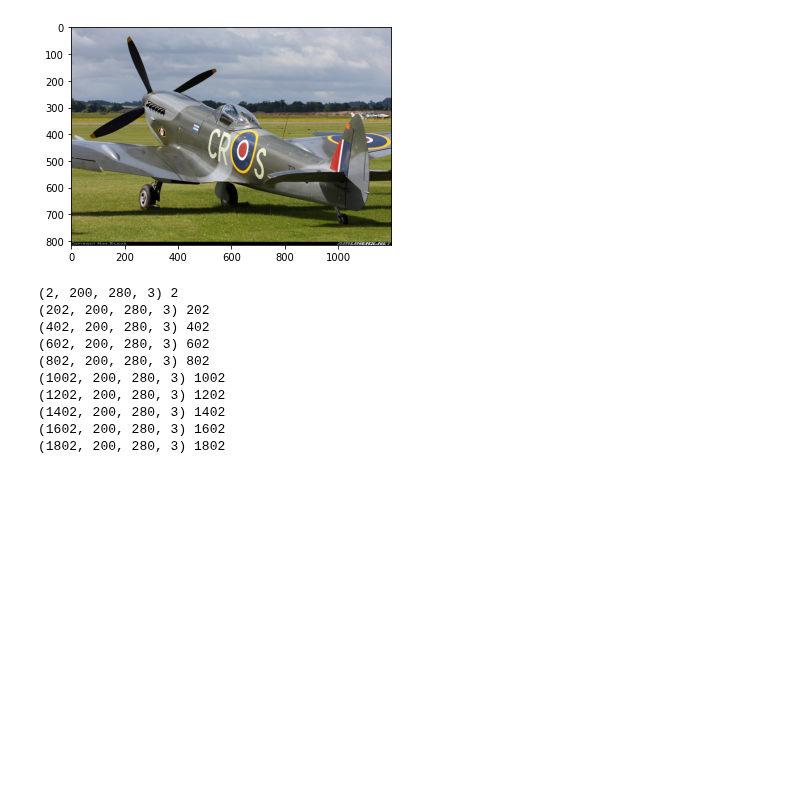
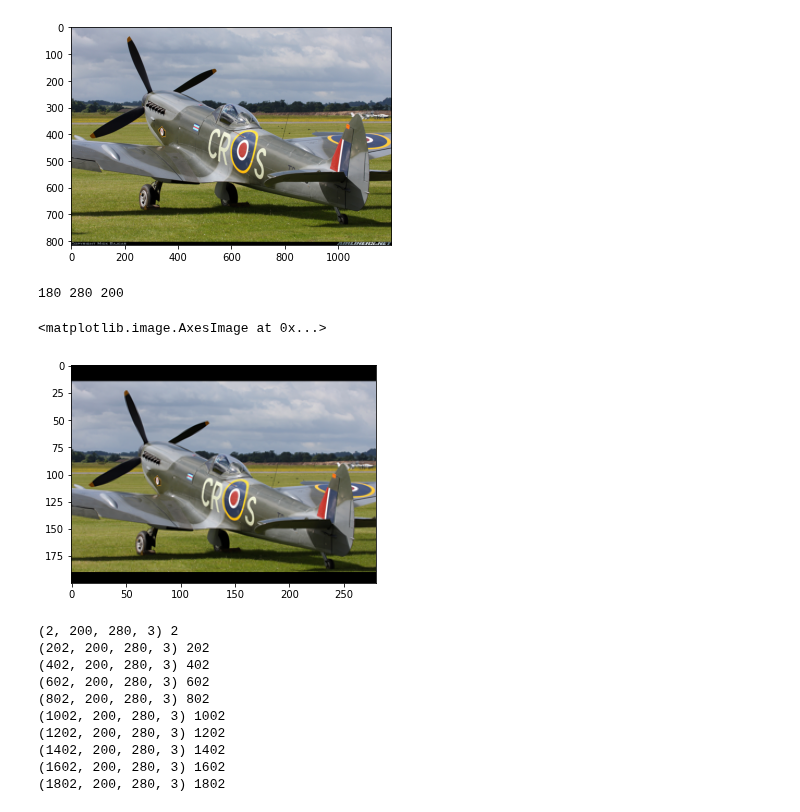
Before and after one commit to beetee17/few_shot_learning, a Jupyter notebook: aircraft/aircraft_prep.ipynb, the cells around one changed output. Saved outputs shown, nothing was run; the diff lists cells and outputs as text; code cells hidden in the pictures; blank space fills up the shorter version.

Commit message:
demo pad and resize function

```diff
--- a/aircraft/aircraft_prep.ipynb
+++ b/aircraft/aircraft_prep.ipynb
@@ -128,4 +128,13 @@ plt.imshow(img)
 # %% [output]
 <matplotlib.image.AxesImage at 0x...>
 [figure]
+# %%
+#crop bottom banner of 20px
+img = img[:-20, :]
+img = preprocess.pad_and_resize(img, desired_ratio=1.4, width=280, height=200)
+plt.imshow(img)
+# %% [output]
+180 280 200
+<matplotlib.image.AxesImage at 0x...>
+[figure, added]
 # %%
```
Also changed, not shown: parts of 3 cells of this notebook.
